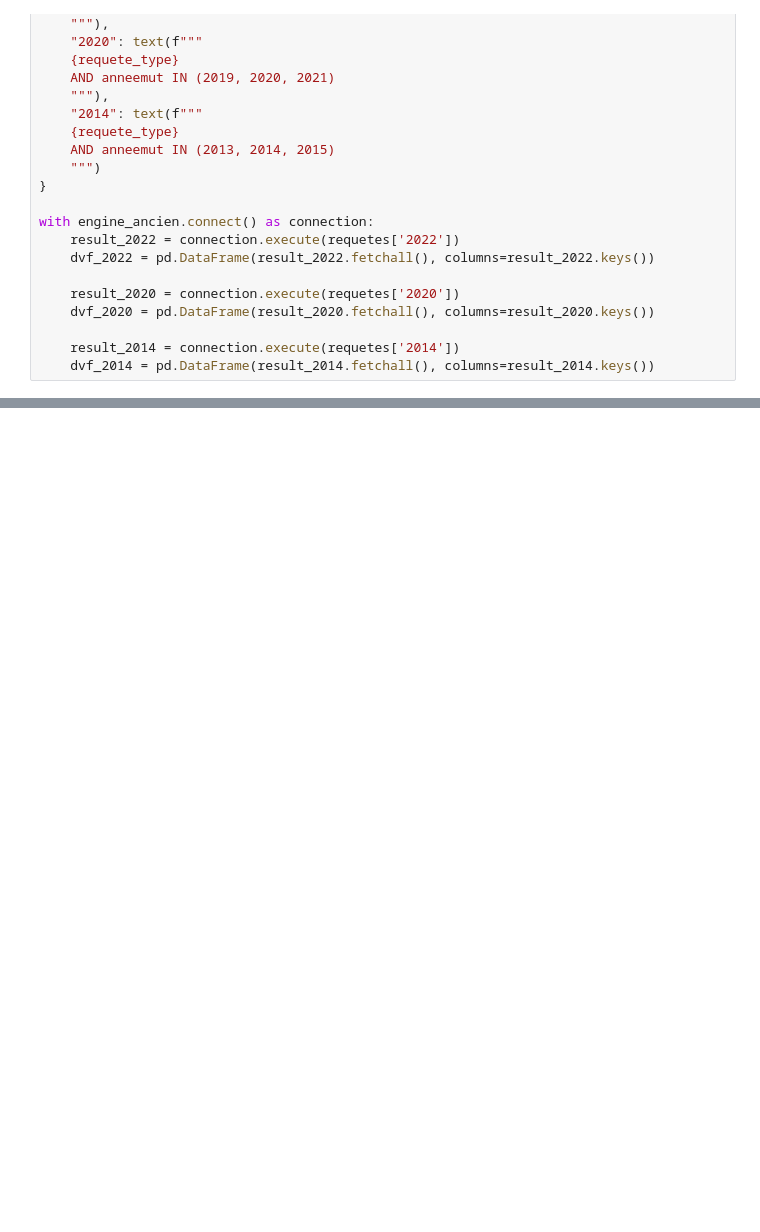
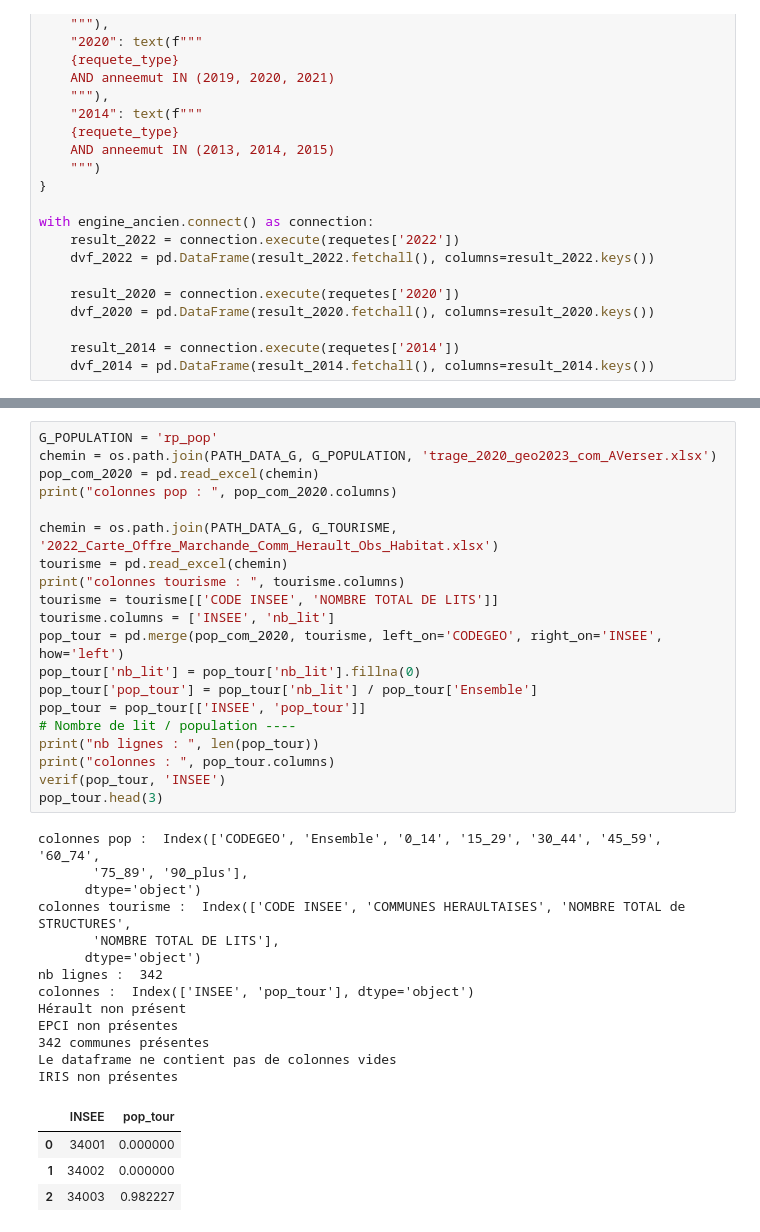
Before and after one commit to obs34/bnb, a Jupyter notebook: data.ipynb, the cells around one changed output, grey strips where cells are left out. Drawn from its saved outputs; the diff is of its cells as text; blank space fills up the shorter version.

```diff
--- a/data.ipynb
+++ b/data.ipynb
@@ -712,0 +824,38 @@ indicateur_marche
+# %%
+G_POPULATION = 'rp_pop'
+chemin = os.path.join(PATH_DATA_G, G_POPULATION, 'trage_2020_geo2023_com_AVerser.xlsx')
+pop_com_2020 = pd.read_excel(chemin)
+print("colonnes pop : ", pop_com_2020.columns)
+
+chemin = os.path.join(PATH_DATA_G, G_TOURISME, '2022_Carte_Offre_Marchande_Comm_Herault_Obs_Habitat.xlsx')
+tourisme = pd.read_excel(chemin)
+print("colonnes tourisme : ", tourisme.columns)
+tourisme = tourisme[['CODE INSEE', 'NOMBRE TOTAL DE LITS']]
+tourisme.columns = ['INSEE', 'nb_lit']
+pop_tour = pd.merge(pop_com_2020, tourisme, left_on='CODEGEO', right_on='INSEE', how='left')
+pop_tour['nb_lit'] = pop_tour['nb_lit'].fillna(0)
+pop_tour['pop_tour'] = pop_tour['nb_lit'] / pop_tour['Ensemble']
+pop_tour = pop_tour[['INSEE', 'pop_tour']]
+# Nombre de lit / population ----
+print("nb lignes : ", len(pop_tour))
+print("colonnes : ", pop_tour.columns)
+verif(pop_tour, 'INSEE')
+pop_tour.head(3)
+# %% [output]
+colonnes pop :  Index(['CODEGEO', 'Ensemble', '0_14', '15_29', '30_44', '45_59', '60_74',
+       '75_89', '90_plus'],
+      dtype='object')
+colonnes tourisme :  Index(['CODE INSEE', 'COMMUNES HERAULTAISES', 'NOMBRE TOTAL de STRUCTURES',
+       'NOMBRE TOTAL DE LITS'],
+      dtype='object')
+nb lignes :  342
+colonnes :  Index(['INSEE', 'pop_tour'], dtype='object')
+Hérault non présent
+EPCI non présentes
+342 communes présentes
+Le dataframe ne contient pas de colonnes vides
+IRIS non présentes
+|  | INSEE | pop_tour |
+| 0 | 34001 | 0.000000 |
+| 1 | 34002 | 0.000000 |
+| 2 | 34003 | 0.982227 |
```
Also changed, not shown: parts of 18 cells of this notebook, 2 other files.
